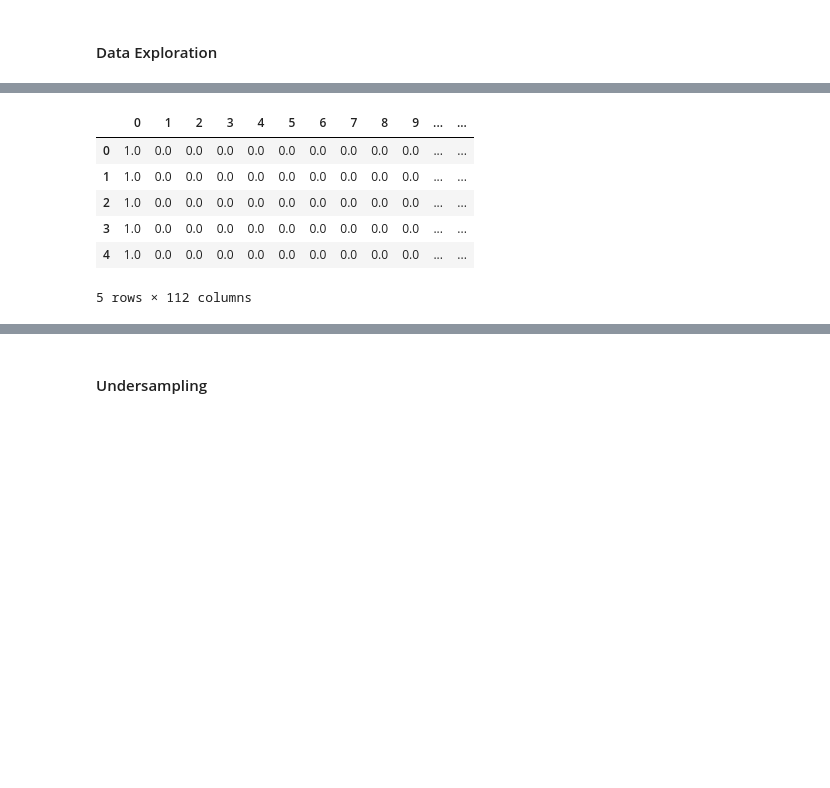
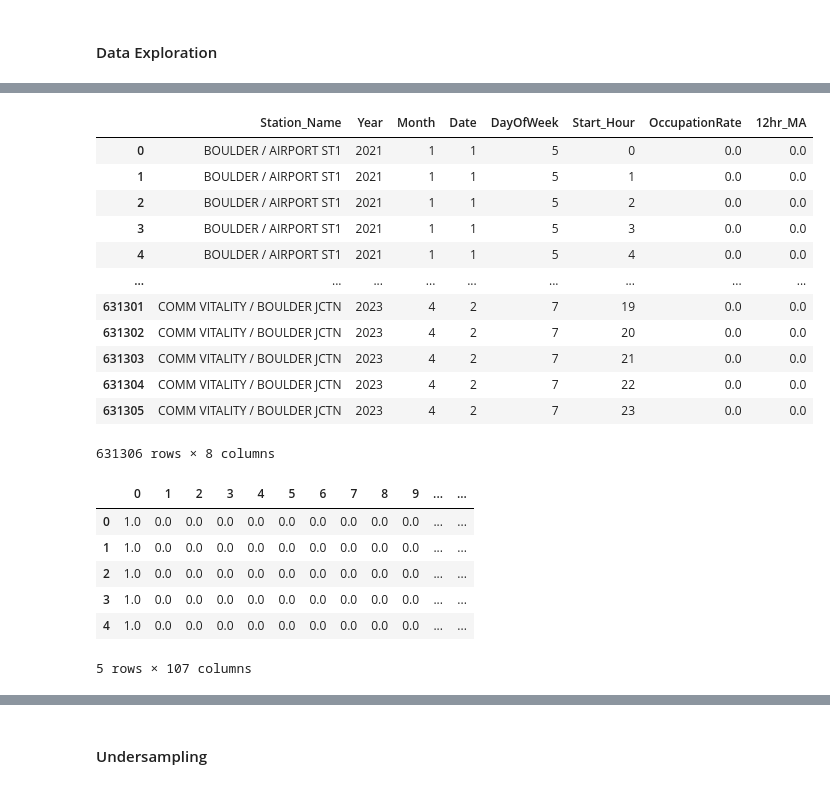
Before and after one commit to linzhuSJSU/DATA245, a Jupyter notebook: dataCleaning_0427.ipynb, the cells around one changed output, grey strips where cells are left out. Saved outputs shown, nothing was run; the diff lists cells and outputs as text; code cells hidden in the pictures; blank space fills up the shorter version.

```diff
--- a/dataCleaning_0427.ipynb
+++ b/dataCleaning_0427.ipynb
@@ -258,0 +222,20 @@ pd.DataFrame(data=n, index=[str(bins[i])+' - '+str(bins[i+1]) for i in range(len
+# %%
+# 12hr moving average
+final_df = final_df.sort_values(by=['Station_Name', 'Year', 'Month', 'Date', 'Start_Hour'])
+final_df = final_df.reset_index(drop=True)
+final_df['12hr_MA'] = 0.0
+final_df
+# %% [output]
+|  | Station_Name | Year | Month | Date | DayOfWeek | Start_Hour | OccupationRate | 12hr_MA |
+| 0 | BOULDER / AIRPORT ST1 | 2021 | 1 | 1 | 5 | 0 | 0.0 | 0.0 |
+| 1 | BOULDER / AIRPORT ST1 | 2021 | 1 | 1 | 5 | 1 | 0.0 | 0.0 |
+| 2 | BOULDER / AIRPORT ST1 | 2021 | 1 | 1 | 5 | 2 | 0.0 | 0.0 |
+| 3 | BOULDER / AIRPORT ST1 | 2021 | 1 | 1 | 5 | 3 | 0.0 | 0.0 |
+| 4 | BOULDER / AIRPORT ST1 | 2021 | 1 | 1 | 5 | 4 | 0.0 | 0.0 |
+| ... | ... | ... | ... | ... | ... | ... | ... | ... |
+| 631301 | COMM VITALITY / BOULDER JCTN | 2023 | 4 | 2 | 7 | 19 | 0.0 | 0.0 |
+| 631302 | COMM VITALITY / BOULDER JCTN | 2023 | 4 | 2 | 7 | 20 | 0.0 | 0.0 |
+| 631303 | COMM VITALITY / BOULDER JCTN | 2023 | 4 | 2 | 7 | 21 | 0.0 | 0.0 |
+| 631304 | COMM VITALITY / BOULDER JCTN | 2023 | 4 | 2 | 7 | 22 | 0.0 | 0.0 |
+| 631305 | COMM VITALITY / BOULDER JCTN | 2023 | 4 | 2 | 7 | 23 | 0.0 | 0.0 |
+631306 rows × 8 columns
@@ -263,8 +260,10 @@ from sklearn.preprocessing import OneHotEncoder
 
 # Features dataframe
 ohe = OneHotEncoder()
-features = final_df[['Station_Name','Year', 'Month', 'Date', 'DayOfWeek','Start_Hour']]
+# features = final_df[['Station_Name','Year', 'Month', 'Date', 'DayOfWeek','Start_Hour']]
+features = final_df[['Station_Name', 'Month', 'Date', 'DayOfWeek','Start_Hour']]
 features = pd.DataFrame(ohe.fit_transform(features).toarray())
+features[106] = final_df['12hr_MA']
 
 # Target dataframe
 target = pd.DataFrame()
@@ -279,7 +278,7 @@ features.head()
 | 2 | 1.0 | 0.0 | 0.0 | 0.0 | 0.0 | 0.0 | 0.0 | 0.0 | 0.0 | 0.0 | ... | ... |
 | 3 | 1.0 | 0.0 | 0.0 | 0.0 | 0.0 | 0.0 | 0.0 | 0.0 | 0.0 | 0.0 | ... | ... |
 | 4 | 1.0 | 0.0 | 0.0 | 0.0 | 0.0 | 0.0 | 0.0 | 0.0 | 0.0 | 0.0 | ... | ... |
-5 rows × 112 columns
+5 rows × 107 columns
 # %%
 # Target class statistics
 c0 = target[target['Available_spot?'] == 0].count()[0]
```
Also changed, not shown: parts of 34 cells of this notebook.
